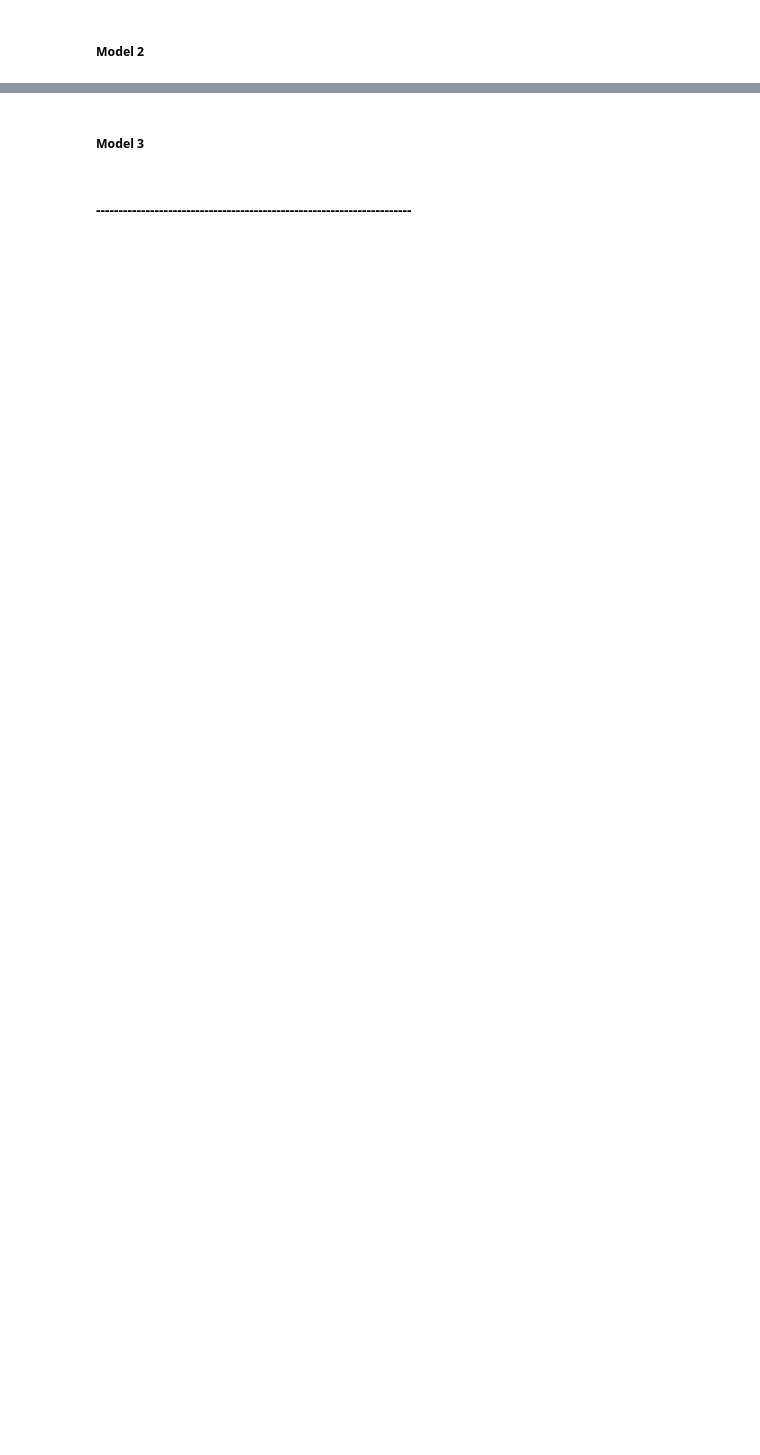
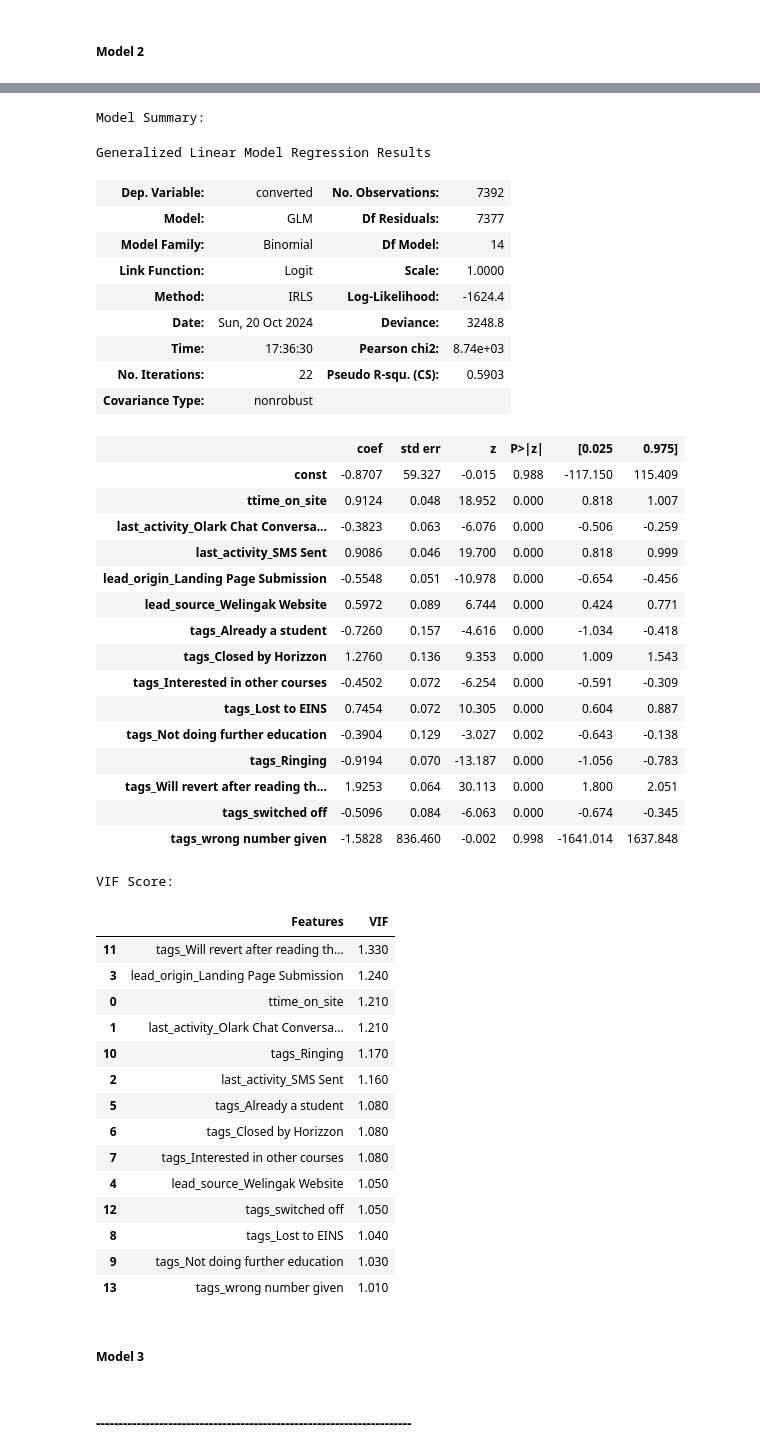
Before and after one commit to vigneshk01/Lead-Scoring-Case-Study, a Jupyter notebook: lead-scoring-case-study.ipynb, the cells around one changed output, grey strips where cells are left out. Cells and saved outputs as stored; diff of their text form; code cells hidden in the pictures; blank space fills up the shorter version.

```diff
--- a/lead-scoring-case-study.ipynb
+++ b/lead-scoring-case-study.ipynb
@@ -487,8 +697,8 @@ lead_score_df.describe()
 # %%
 # Additionally there are few null values in their total visits and page view pub features therefore we replace with the mean of that particular column
 
-lead_score_df['totalvisits'] = lead_score_df['totalvisits'].replace(to_replace=np.nan, value=lead_score_df['totalvisits'].mean())
-lead_score_df['pg_view_pv'] = lead_score_df['pg_view_pv'].replace(to_replace=np.nan, value=lead_score_df['pg_view_pv'].mean())
+lead_score_df['totalvisits'] = lead_score_df['totalvisits'].replace(to_replace=np.nan, value=lead_score_df['totalvisits'].median())
+lead_score_df['pg_view_pv'] = lead_score_df['pg_view_pv'].replace(to_replace=np.nan, value=lead_score_df['pg_view_pv'].median())
 # %%
 # replace Yes, No with 1 and 0
 lead_score_df = lead_score_df.replace(to_replace=['Yes', 'No'], value=[1, 0])
@@ -505,6 +772,8 @@ lead_score_df.lead_source.value_counts(normalize=True) * 100
 # %%
 # lead_score_df.to_csv('spec_tag_analysis.csv')
 
-lead_score_df = lead_score_df.drop(['specialization','tags'], axis=1)
-check_cols_null_pct(lead_score_df)
+lead_score_df = lead_score_df.drop(['country'], axis=1)
+null_pct = check_cols_null_pct(lead_score_df)
+null_pct[null_pct>0] ### there are no null values
+
 lead_score_df.shape
@@ -540,5 +834,6 @@ errorline # do no remove this line
 #### Dummy Encoding
 # %%
 #  we perform dummy encoding
-new_ls_df = pd.get_dummies(lead_score_df, columns=lead_score_df.select_dtypes('category').columns, drop_first=True, dtype=float)
+new_ls_df = pd.get_dummies(lead_score_df, columns=lead_score_df.select_dtypes('category').columns.difference(['tags','specialization']), drop_first=True, dtype=float)
 new_ls_df.head(1)
+new_ls_df.shape
@@ -544,0 +844,4 @@ new_ls_df.head(1)
+# %%
+new_ls_df = pd.get_dummies(new_ls_df, columns=['tags','specialization'], dtype=float)
+new_ls_df = new_ls_df.drop(['tags_unknown','specialization_unknown'], axis=1)
+new_ls_df.shape
@@ -625,7 +1099,11 @@ X_train.columns[~rfe.support_]
 # %% [markdown]
 ##### Model 2
 # %%
-# Now we perform model iteration as many times as possible till we get an optimum result
+# col = col.drop('curr_occupation_Housewife', 1)
+# col
+
+col = col.drop('tags_number not provided', 1)
+col
 
 cutoff = 0.5
 res, y_train_pred,y_train_pred_final = logreg_train_pred_fn(X_train, y_train, col, cutoff)
@@ -636,3 +1114,13 @@ print('Model Summary:')          # Model Summary:
 res.summary()
 print('\nVIF Score:')            # VIF Score:
 vif
+
+# print('\nY_Predicted Values:')   # Y_Predicted Values:
+# y_train_pred
+# print('\nY_Predicted Cutoff:')   # Y_Predicted Cutoff:
+# y_train_pred_final
+
+# print('\nConfusion Matrix:')     # Confusion Matrix:
+# confusion
+# print(f'\nAccuracy Score: {accuracy}\n')   # Accuracy Score:
+# %% [output]
@@ -638,0 +1135,43 @@ vif
+Model Summary:
+Generalized Linear Model Regression Results
+| Dep. Variable: | converted | No. Observations: | 7392 |
+| Model: | GLM | Df Residuals: | 7377 |
+| Model Family: | Binomial | Df Model: | 14 |
+| Link Function: | Logit | Scale: | 1.0000 |
+| Method: | IRLS | Log-Likelihood: | -1624.4 |
+| Date: | Sun, 20 Oct 2024 | Deviance: | 3248.8 |
+| Time: | 17:36:30 | Pearson chi2: | 8.74e+03 |
+| No. Iterations: | 22 | Pseudo R-squ. (CS): | 0.5903 |
+| Covariance Type: | nonrobust |  |  |
+|  | coef | std err | z | P>|z| | [0.025 | 0.975] |
+| const | -0.8707 | 59.327 | -0.015 | 0.988 | -117.150 | 115.409 |
+| ttime_on_site | 0.9124 | 0.048 | 18.952 | 0.000 | 0.818 | 1.007 |
+| last_activity_Olark Chat Conversa... | -0.3823 | 0.063 | -6.076 | 0.000 | -0.506 | -0.259 |
+| last_activity_SMS Sent | 0.9086 | 0.046 | 19.700 | 0.000 | 0.818 | 0.999 |
+| lead_origin_Landing Page Submission | -0.5548 | 0.051 | -10.978 | 0.000 | -0.654 | -0.456 |
+| lead_source_Welingak Website | 0.5972 | 0.089 | 6.744 | 0.000 | 0.424 | 0.771 |
+| tags_Already a student | -0.7260 | 0.157 | -4.616 | 0.000 | -1.034 | -0.418 |
+| tags_Closed by Horizzon | 1.2760 | 0.136 | 9.353 | 0.000 | 1.009 | 1.543 |
+| tags_Interested in other courses | -0.4502 | 0.072 | -6.254 | 0.000 | -0.591 | -0.309 |
+| tags_Lost to EINS | 0.7454 | 0.072 | 10.305 | 0.000 | 0.604 | 0.887 |
+| tags_Not doing further education | -0.3904 | 0.129 | -3.027 | 0.002 | -0.643 | -0.138 |
+| tags_Ringing | -0.9194 | 0.070 | -13.187 | 0.000 | -1.056 | -0.783 |
+| tags_Will revert after reading th... | 1.9253 | 0.064 | 30.113 | 0.000 | 1.800 | 2.051 |
+| tags_switched off | -0.5096 | 0.084 | -6.063 | 0.000 | -0.674 | -0.345 |
+| tags_wrong number given | -1.5828 | 836.460 | -0.002 | 0.998 | -1641.014 | 1637.848 |
+VIF Score:
+|  | Features | VIF |
+| 11 | tags_Will revert after reading th... | 1.330 |
+| 3 | lead_origin_Landing Page Submission | 1.240 |
+| 0 | ttime_on_site | 1.210 |
+| 1 | last_activity_Olark Chat Conversa... | 1.210 |
+| 10 | tags_Ringing | 1.170 |
+| 2 | last_activity_SMS Sent | 1.160 |
+| 5 | tags_Already a student | 1.080 |
+| 6 | tags_Closed by Horizzon | 1.080 |
+| 7 | tags_Interested in other courses | 1.080 |
+| 4 | lead_source_Welingak Website | 1.050 |
+| 12 | tags_switched off | 1.050 |
+| 8 | tags_Lost to EINS | 1.040 |
+| 9 | tags_Not doing further education | 1.030 |
+| 13 | tags_wrong number given | 1.010 |
```
Also changed, not shown: parts of 157 cells of this notebook.
